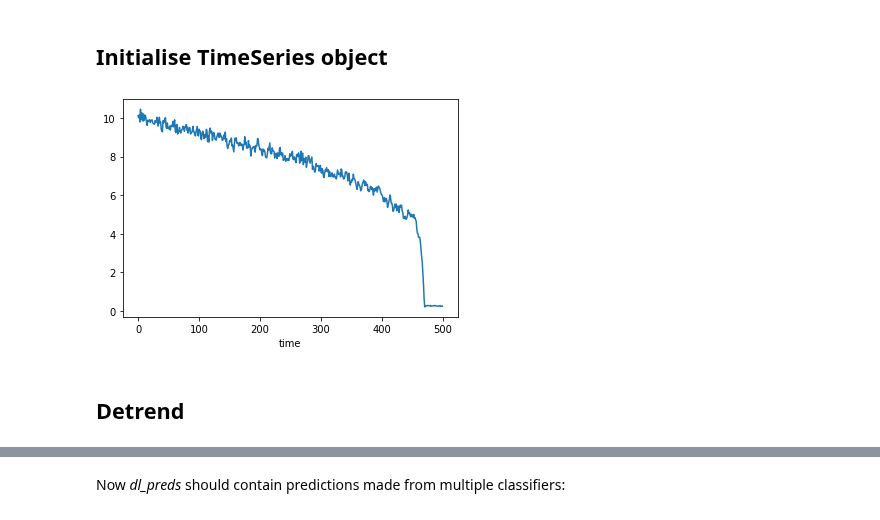
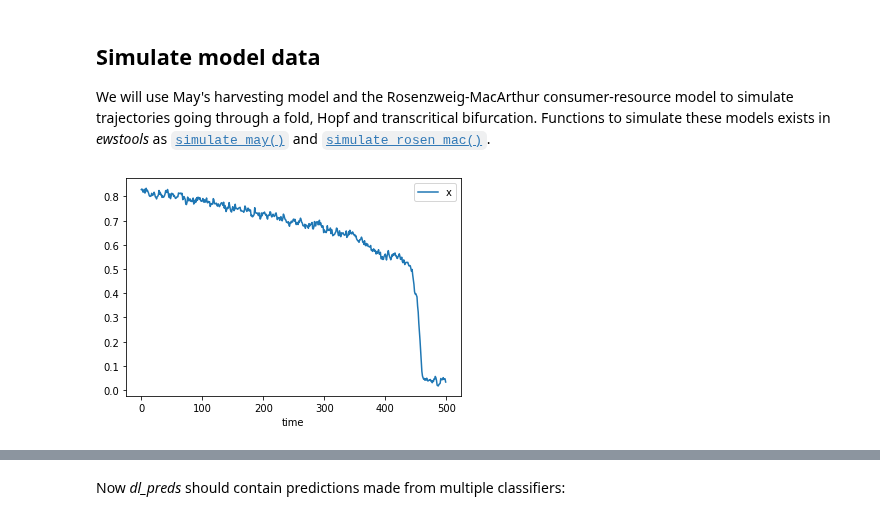
Before and after one commit to ThomasMBury/ewstools, a Jupyter notebook: tutorials/tutorial_deep_learning.ipynb, the cells around one changed output, grey strips where cells are left out. Cells and saved outputs as stored; diff of their text form; code cells hidden in the pictures.

```diff
--- a/tutorials/tutorial_deep_learning.ipynb
+++ b/tutorials/tutorial_deep_learning.ipynb
@@ -24,9 +40,14 @@ import tensorflow as tf
 tf.compat.v1.logging.set_verbosity(tf.compat.v1.logging.ERROR) # comment out to see TensorFlow warnings
 from tensorflow.keras.models import load_model
 # %% [markdown]
-## Initialise TimeSeries object
+## Simulate model data
+
+We will use May's harvesting model and the Rosenzweig-MacArthur consumer-resource model to simulate trajectories going through a fold, Hopf and transcritical bifurcation. Functions to simulate these models exists in *ewstools* as [`simulate_may()`](https://ewstools.readthedocs.io/en/latest/ewstools.html#ewstools.models.simulate_may) and [`simulate_rosen_mac()`](https://ewstools.readthedocs.io/en/latest/ewstools.html#ewstools.models.simulate_rosen_mac).
+# %%
+series_may = simulate_may(tmax=500, dt=0.01, h=[0.15,0.28]).iloc[::100]
+series_rm_hopf = simulate_rosen_mac(tmax=500, dt=0.01, a=[12,16]).iloc[::100]
+series_rm_tc = simulate_rosen_mac(tmax=500, dt=0.01, a=[2,6]).iloc[::100]
 # %%
-series = simulate_ricker(tmax=500, F=[0,2.7])
-series.plot();
+series_may.plot();
 # %% [output]
-[figure, old version]
+[figure, new version]
@@ -35,2 +53,0 @@ ts = ewstools.TimeSeries(series, 440)
-# %% [markdown]
-## Detrend
```
Also changed, not shown: parts of 57 cells of this notebook, 4 other files.
